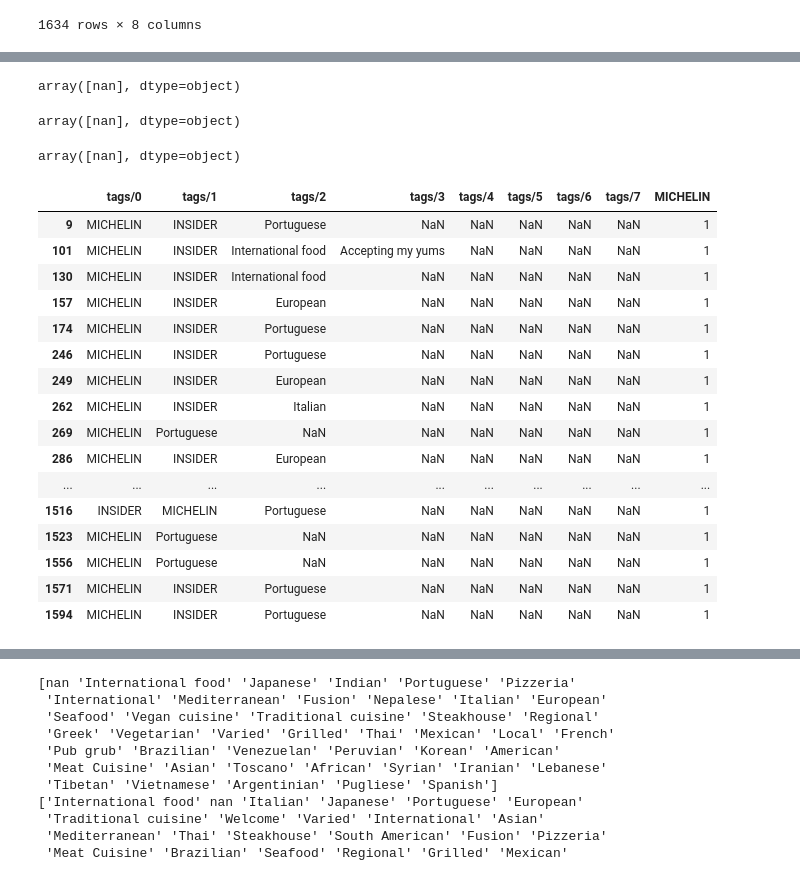
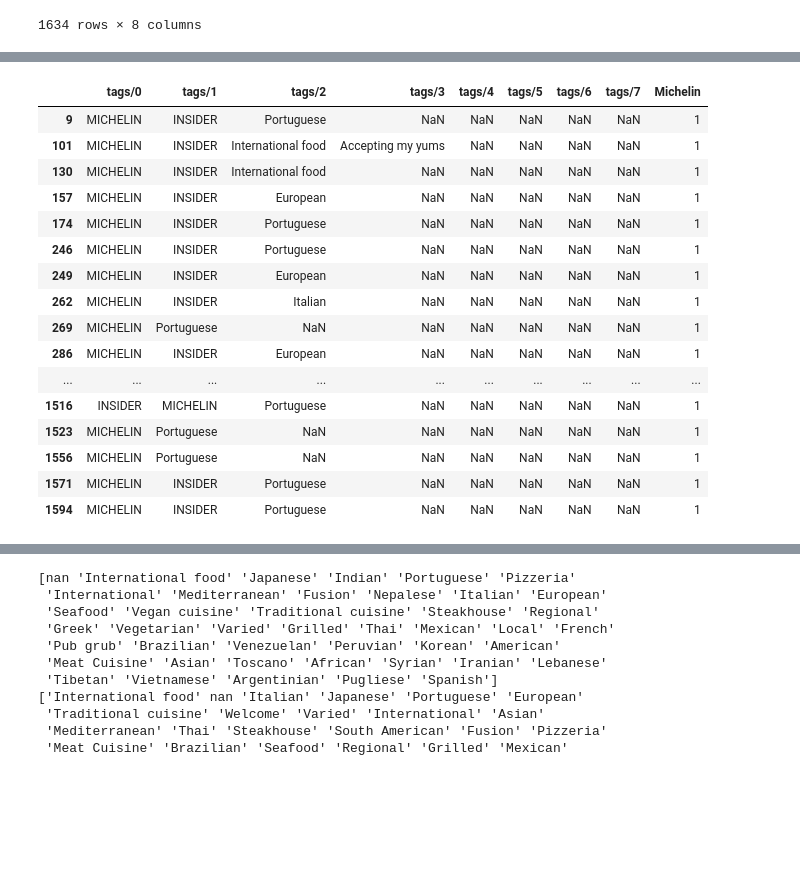
Before and after one commit to shaulleo/FlavourFlix, a Jupyter notebook: EDA1.ipynb, the cells around one changed output, grey strips where cells are left out. Saved outputs shown, nothing was run; the diff lists cells and outputs as text; code cells hidden in the pictures; blank space fills up the shorter version.

```diff
--- a/EDA1.ipynb
+++ b/EDA1.ipynb
@@ -362,13 +334,7 @@ array([nan], dtype=object)
 # %%
-df_tags['tags/5'].unique()
+# df_tags['tags/5'].unique()
-# %% [output]
-array([nan], dtype=object)
 # %%
-df_tags['tags/6'].unique()
+# df_tags['tags/6'].unique()
-# %% [output]
-array([nan], dtype=object)
 # %%
-df_tags['tags/7'].unique()
+# df_tags['tags/7'].unique()
-# %% [output]
-array([nan], dtype=object)
 # %%
@@ -376,9 +342,9 @@ df_tags.to_csv('tags.csv', index = True)
 # %%
-df_tags['MICHELIN'] = df_tags.apply(lambda row: 1 if 'MICHELIN' in row.values else 0, axis=1)
+df_tags['Michelin'] = df_tags.apply(lambda row: 1 if 'MICHELIN' in row.values else 0, axis=1)
 # %%
-df_tags[df_tags['MICHELIN']==1]
+df_tags[df_tags['Michelin']==1]
 # %% [output]
-|  | tags/0 | tags/1 | tags/2 | tags/3 | tags/4 | tags/5 | tags/6 | tags/7 | MICHELIN |
+|  | tags/0 | tags/1 | tags/2 | tags/3 | tags/4 | tags/5 | tags/6 | tags/7 | Michelin |
 | 9 | MICHELIN | INSIDER | Portuguese | NaN | NaN | NaN | NaN | NaN | 1 |
 | 101 | MICHELIN | INSIDER | International food | Accepting my yums | NaN | NaN | NaN | NaN | 1 |
 | 130 | MICHELIN | INSIDER | International food | NaN | NaN | NaN | NaN | NaN | 1 |
```
Also changed, not shown: parts of 17 cells of this notebook, 1 other file.
